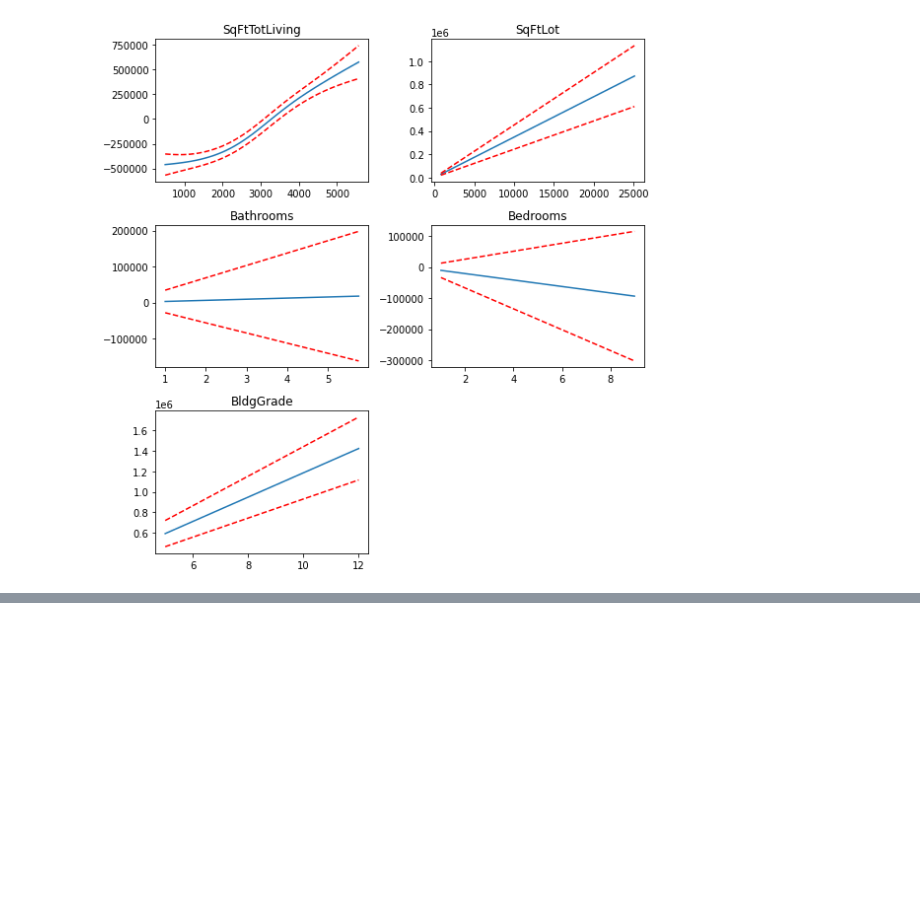
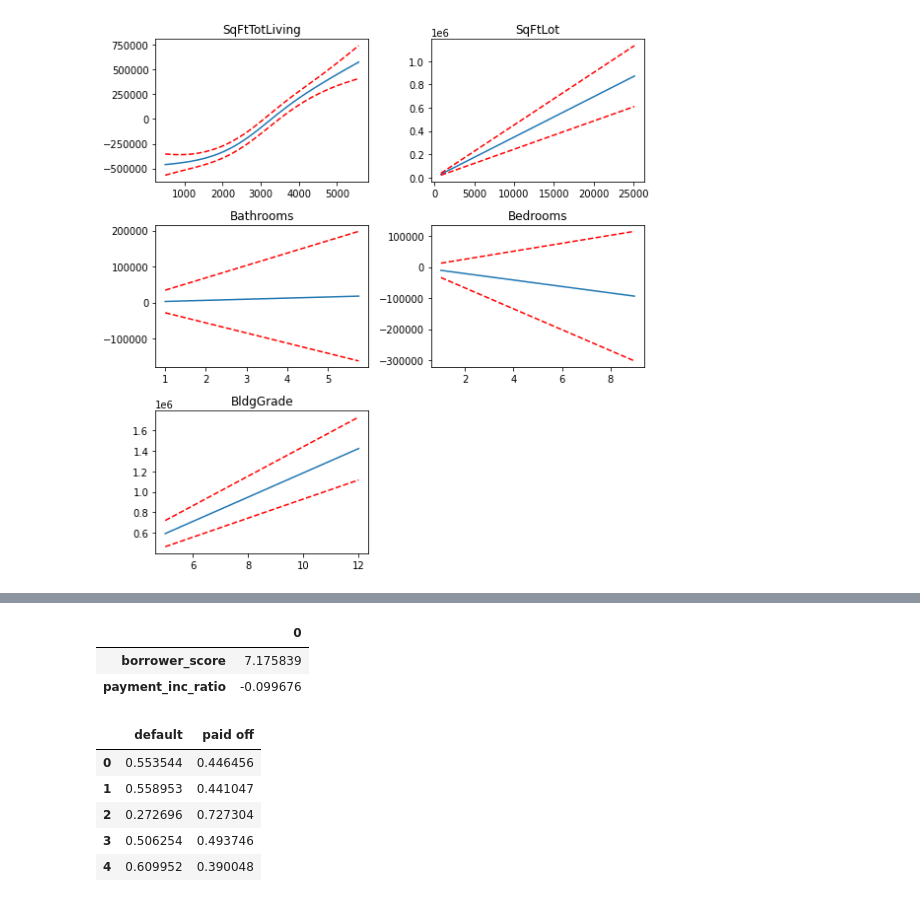
Before and after one commit to Je-Hyeon/My_Study_Materials2021, a Jupyter notebook: 데사통계정리.ipynb, the cells around one changed output, grey strips where cells are left out. Cells and saved outputs as stored; diff of their text form; code cells hidden in the pictures; blank space fills up the shorter version.

```diff
--- a/데사통계정리.ipynb
+++ b/데사통계정리.ipynb
@@ -1553,0 +1650,32 @@ plt.tight_layout();
+# %%
+loan3000['outcome'] = loan3000['outcome'].astype('category')
+
+predictors = ['borrower_score', 'payment_inc_ratio']
+outcome = 'outcome'
+
+X = loan3000[predictors]
+y = loan3000[outcome]
+
+from sklearn.discriminant_analysis import LinearDiscriminantAnalysis
+
+loan_lda = LinearDiscriminantAnalysis()
+loan_lda.fit(X,y)
+
+pd.DataFrame(loan_lda.scalings_, index=X.columns)
+# %% [output]
+|  | 0 |
+| borrower_score | 7.175839 |
+| payment_inc_ratio | -0.099676 |
+# %%
+# 예측해보기 / predict_proba는 예상 확률을 반환한다
+
+pred = pd.DataFrame(loan_lda.predict_proba(loan3000[predictors]), columns=loan_lda.classes_)
+
+pred.head()
+# %% [output]
+|  | default | paid off |
+| 0 | 0.553544 | 0.446456 |
+| 1 | 0.558953 | 0.441047 |
+| 2 | 0.272696 | 0.727304 |
+| 3 | 0.506254 | 0.493746 |
+| 4 | 0.609952 | 0.390048 |
```
Also changed, not shown: parts of 13 cells of this notebook.
